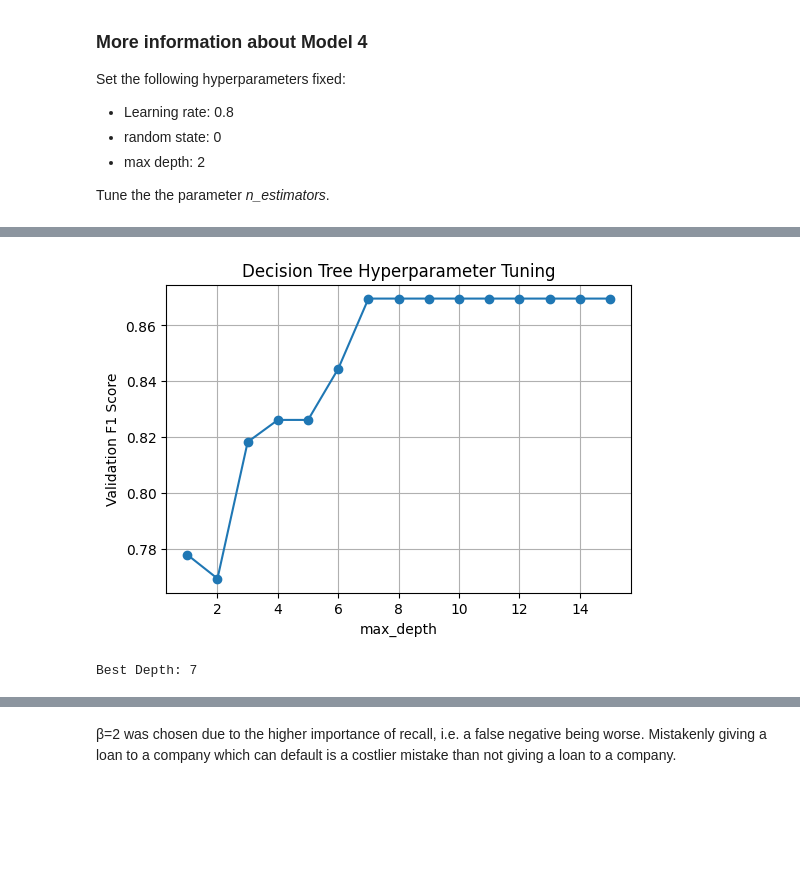
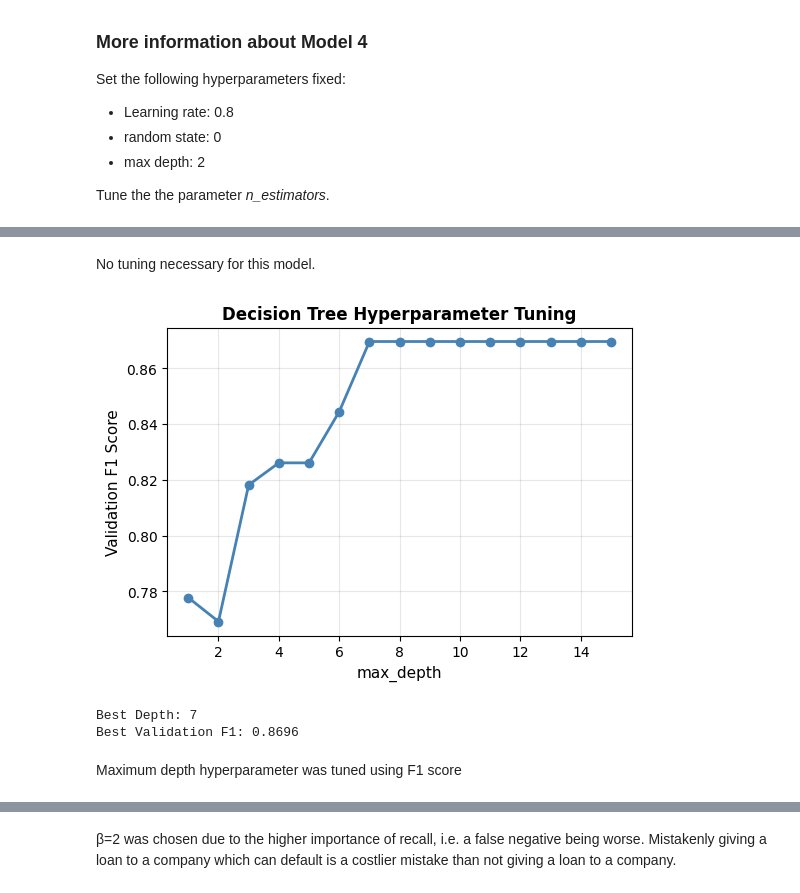
Before and after one commit to Milanpeter-77/Coursework-Predicting-Housing-Prices, a Jupyter notebook: ML4F_2025_Assignment_2.ipynb, the cells around one changed output, grey strips where cells are left out. Saved outputs shown, nothing was run; the diff lists cells and outputs as text; code cells hidden in the pictures; blank space fills up the shorter version.

```diff
--- a/ML4F_2025_Assignment_2.ipynb
+++ b/ML4F_2025_Assignment_2.ipynb
@@ -311,10 +311,17 @@ scaler = StandardScaler()
 X_train_scaled = scaler.fit_transform(X_train)
 X_val_scaled   = scaler.transform(X_val)
 X_test_scaled  = scaler.transform(X_test)
+
+# Prepare train+val combined datasets for final model training
+X_train_full = np.vstack([X_train, X_val])
+y_train_full = np.concatenate([y_train.values, y_val.values])
+
+X_train_full_scaled = np.vstack([X_train_scaled, X_val_scaled])
+y_train_full_scaled = np.concatenate([y_train.values, y_val.values])
 # %%
 # Model 1: Logistic Regression
 
-log_reg = LogisticRegression(max_iter=200)
-log_reg.fit(X_train_scaled, y_train)
+log_reg = LogisticRegression(max_iter=200, random_state=42)
+log_reg.fit(X_train_full_scaled, y_train_full_scaled)
 
 y_pred_log = log_reg.predict(X_test_scaled)
@@ -324,36 +328,46 @@ Logistic Regression ROC AUC: 0.9843
+# %% [markdown]
+No tuning necessary for this model.
 # %%
 # Model 2: Decision Tree
 # Hyperparameter tuning for max_depth
 
 # Depth values: 1 to 15
 depths = range(1, 16)
 val_scores = []
 
 # Tune max_depth on validation set
 for d in depths:
     tree = DecisionTreeClassifier(max_depth=d, random_state=0)
     tree.fit(X_train, y_train)
     preds = tree.predict(X_val)
     val_scores.append(f1_score(y_val, preds))
 
 # Plot tuning curve
 plt.figure(figsize=(6,4))
-plt.plot(depths, val_scores, marker='o')
-plt.xlabel("max_depth")
-plt.ylabel("Validation F1 Score")
-plt.title("Decision Tree Hyperparameter Tuning")
-plt.grid(True)
+plt.plot(depths, val_scores, marker='o', linewidth=2, color='steelblue')
+plt.xlabel("max_depth", fontsize=11)
+plt.ylabel("Validation F1 Score", fontsize=11)
+plt.title("Decision Tree Hyperparameter Tuning", fontweight='bold')
+plt.grid(True, alpha=0.3)
 plt.show()
 
 # Select best depth
 best_depth = depths[np.argmax(val_scores)]
+best_f1 = max(val_scores)
 print(f"Best Depth: {best_depth}")
+print(f"Best Validation F1: {best_f1:.4f}")
+
+# RETRAIN on train+val
 dt = DecisionTreeClassifier(max_depth=best_depth, random_state=0)
-dt.fit(X_train, y_train)
+dt.fit(X_train_full, y_train_full)
+
 y_pred_dt = dt.predict(X_test)
 # %% [output]
-[figure, old version]
+[figure, new version]
 Best Depth: 7
+Best Validation F1: 0.8696
+# %% [markdown]
+Maximum depth hyperparameter was tuned using F1 score
 # %%
 # Model 3: Neural Network
 # Hyperparameter tuning for number of layers and neurons per layer
```
Also changed, not shown: parts of 4 cells of this notebook.
